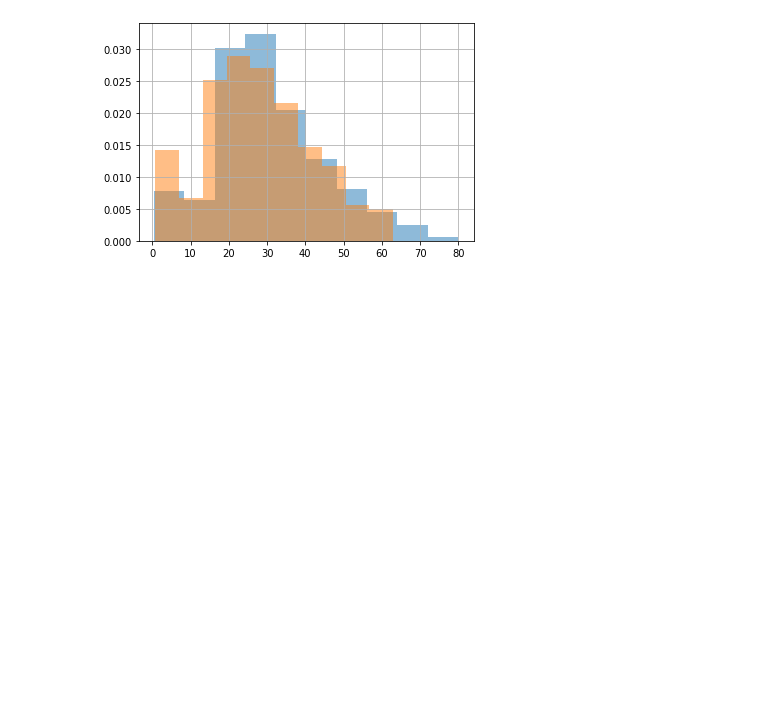
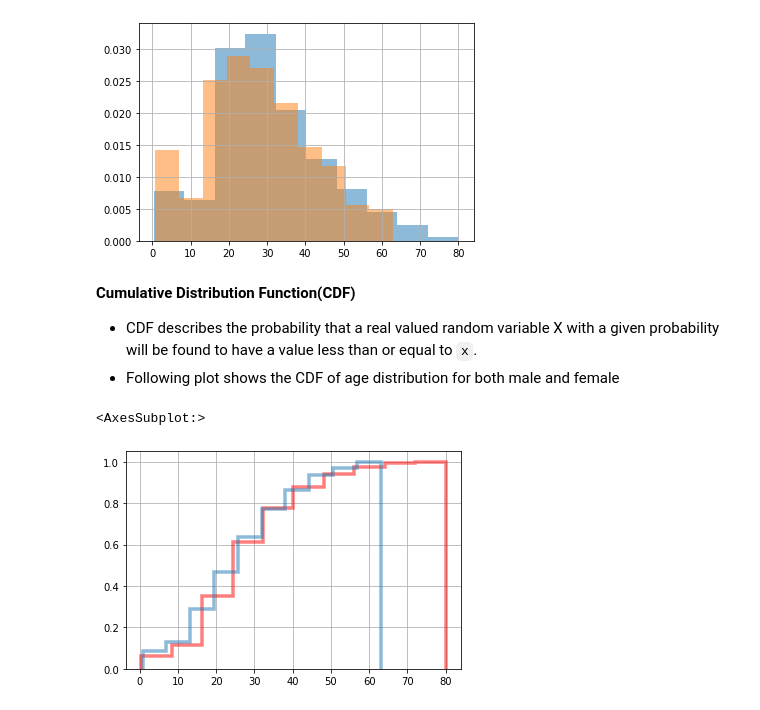
Before and after one commit to beyond2013/DataScience, a Jupyter notebook: 1stSession.ipynb, the cells around one changed output. Drawn from its saved outputs; the diff is of its cells as text; code cells hidden in the pictures; blank space fills up the shorter version.

```diff
--- a/1stSession.ipynb
+++ b/1stSession.ipynb
@@ -254,3 +263,15 @@ female.Age.hist(alpha = 0.5, density="true")
 # %% [output]
 <AxesSubplot:>
 [figure]
+# %% [markdown]
+**Cumulative Distribution Function(CDF)**
+- CDF describes the probability that a real valued random variable X with a given probability will be found to have a value less than or equal to `x`.
+- Following plot shows the CDF of age distribution for both male and female
+# %%
+male.Age.hist(alpha = 0.5, density="true", color="red",
+              cumulative = True, histtype='step', linewidth=3.5)
+female.Age.hist(alpha = 0.5, density="true",
+                cumulative = True, histtype='step', linewidth=3.5)
+# %% [output]
+<AxesSubplot:>
+[figure, added]
```
Also changed, not shown: parts of 4 cells of this notebook.
